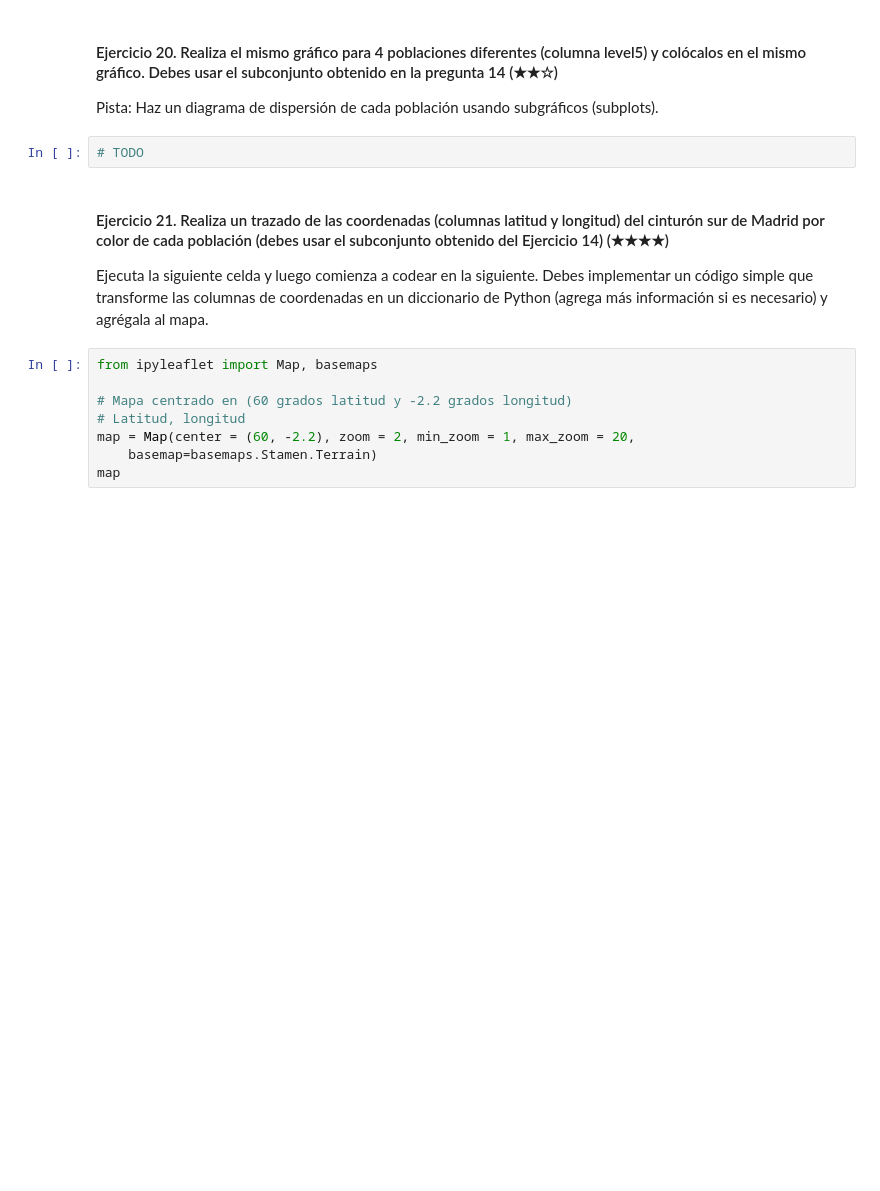
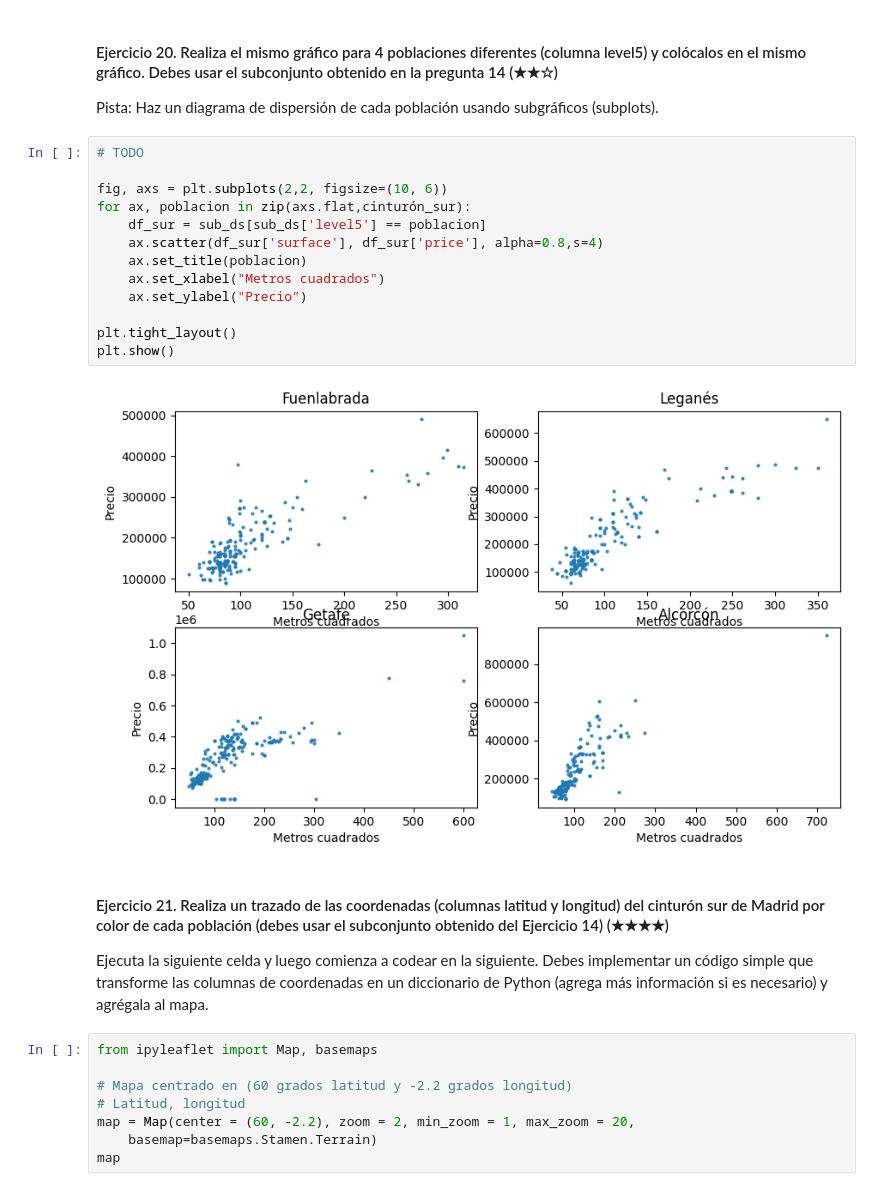
Before and after one commit to Jesuscastanedam/jesuscastaneda-realestate-datacleanup-exercise, a Jupyter notebook: project.es.ipynb, the cells around one changed output. Saved outputs shown, nothing was run; the diff lists cells and outputs as text; blank space fills up the shorter version.

```diff
--- a/project.es.ipynb
+++ b/project.es.ipynb
@@ -394,6 +404,19 @@ Getafe    241.0  2066.31  741.87    0.00  1684.29  1973.33  2628.79  3827.16
 Pista: Haz un diagrama de dispersión de cada población usando subgráficos (subplots).
 # %%
 # TODO
+
+fig, axs = plt.subplots(2,2, figsize=(10, 6))
+for ax, poblacion in zip(axs.flat,cinturón_sur):
+    df_sur = sub_ds[sub_ds['level5'] == poblacion]
+    ax.scatter(df_sur['surface'], df_sur['price'], alpha=0.8,s=4)
+    ax.set_title(poblacion)
+    ax.set_xlabel("Metros cuadrados")
+    ax.set_ylabel("Precio")
+
+plt.tight_layout()
+plt.show()
+# %% [output]
+[figure, added]
 # %% [markdown]
 #### Ejercicio 21. Realiza un trazado de las coordenadas (columnas latitud y longitud) del cinturón sur de Madrid por color de cada población (debes usar el subconjunto obtenido del Ejercicio 14) (★★★★)
 
```
Also changed, not shown: parts of 3 cells of this notebook.
